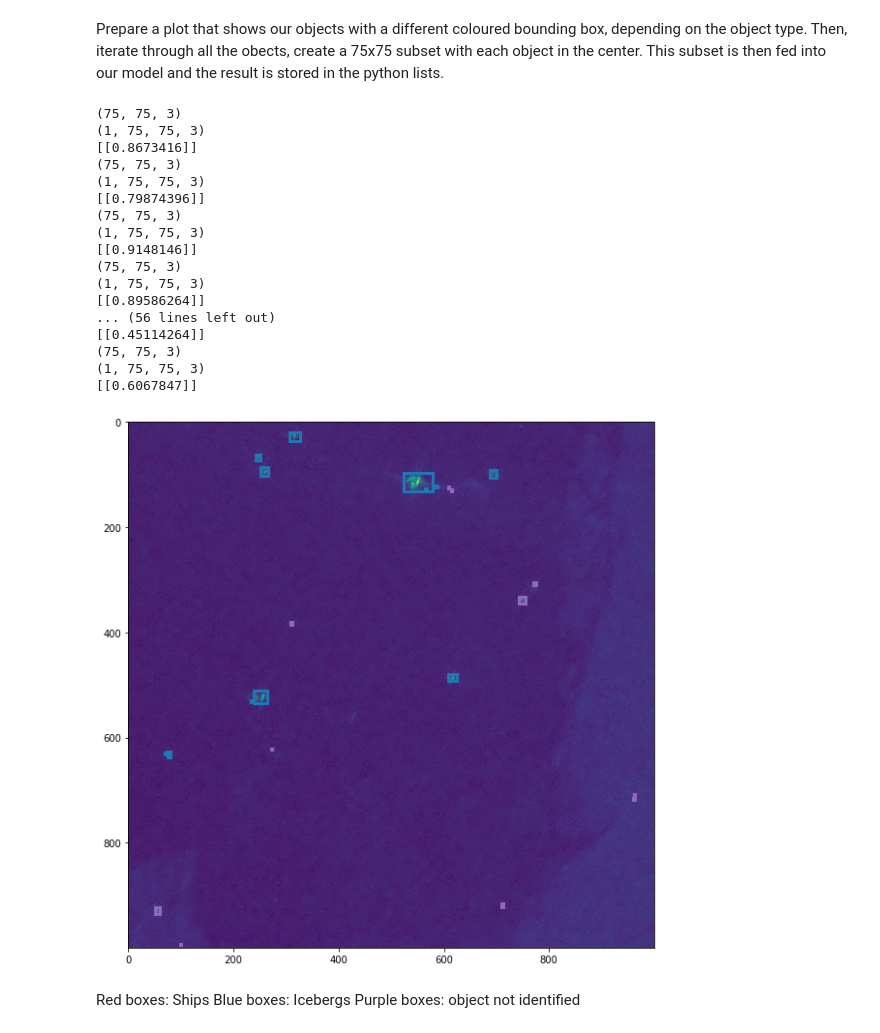
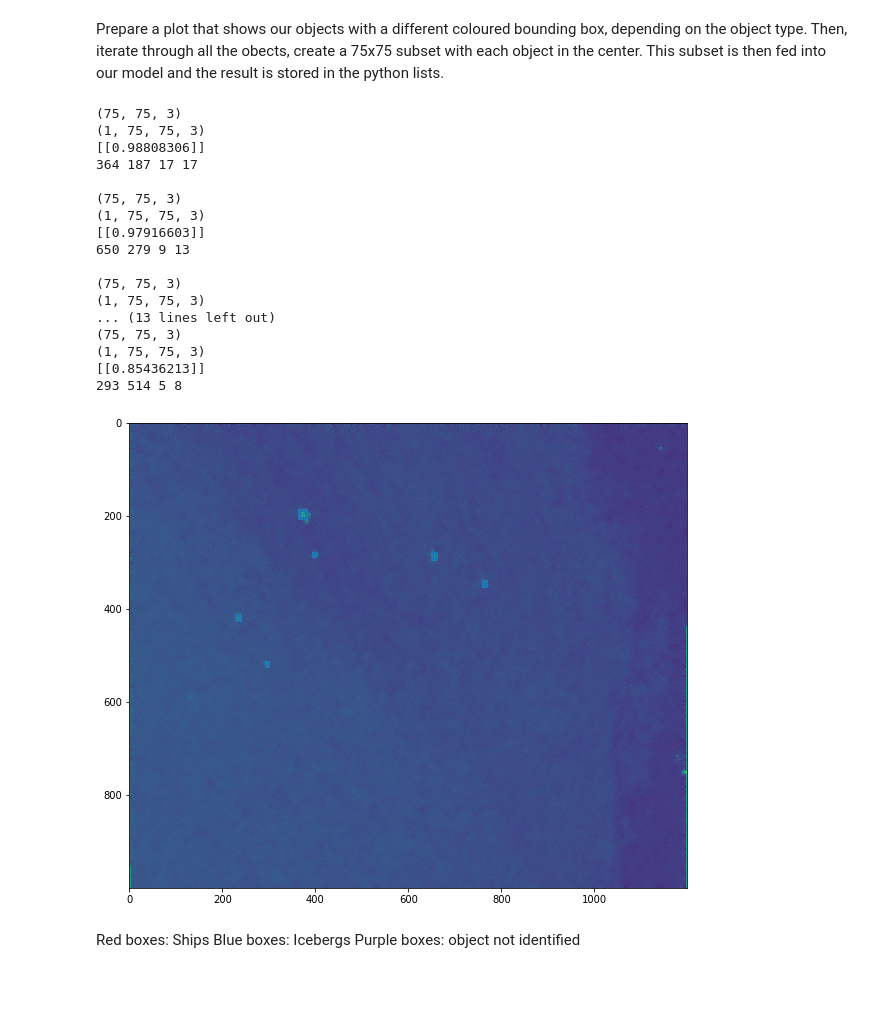
Before and after one commit to eikeschuett/IcebergShipDetection, a Jupyter notebook: Object_Detection.ipynb, the cells around one changed output. Cells and saved outputs as stored; diff of their text form; code cells hidden in the pictures; blank space fills up the shorter version.

```diff
--- a/Object_Detection.ipynb
+++ b/Object_Detection.ipynb
@@ -53,9 +53,9 @@ model = tf.keras.models.load_model('/content/drive/MyDrive/Iceberg_Ship_Classifi
 Create temporary working directory and unzip the satellite data to this directory.
 # %%
 # Path to .zip file in my mounted drive
-path = "/content/drive/MyDrive/Iceberg_Ship_Classification/"
-scene = "S1B_IW_GRDH_1SDH_20200730T100802_20200730T100827_022699_02B151_F93E_cal_ter_db_UTM_ms"
-file = scene + "_output.zip"
+path = "/content/drive/MyDrive/Iceberg_Ship_Classification/Testscenes/"
+file = "S1B_IW_GRDH_1SDH_20200730T100802_20200730T100827_022699_02B151_F93E_output.zip"
+#file = scene + "_output.zip"
 
 # Create temporary working diretory in colab
 wdir = "/content/" + file[:-4]
@@ -120,6 +120,6 @@ plt.show()
 # %% [markdown]
 Some bright objects are in the subset of the scene, most likely icebergs. To extract their position, I will calculate a threshold based on the median and the standard deviation fo the total backscatter. This is super simple but works quite well for this subset. I'm not sure how it will perform in other scenes (different inclination angles, rougher seas etc.), so we may think of something more advanced.
 # %%
-thresh = np.nanmedian(b3) + 4*np.std(b3)
+thresh = np.nanmedian(b3) + 5*np.std(b3)
 print(thresh)
 # %% [output]
@@ -174,4 +175,12 @@ plt.show()
 
 # Get bboxes of each region
 bboxes = [area.bbox for area in measure.regionprops(roi_labeled)]
+
+# Remove all bboxes which are at the border of the image (likely not fully within the image)
+bboxes = [bound for bound in bboxes if bound[0] > 0 and
+            bound[2]<np.shape(b3)[0] and
+            bound[1]>0 and
+            bound[3]<np.shape(b3)[1]]
+
+print("\nNumber of potential objects after removing ones at the edges: " + str(len(bboxes)) + "\n")
 # %% [output]
@@ -223,19 +233,23 @@ for bbox in bboxes:
 
     # If parts of the subset would be out of bounds of original image, place the subplot at the border of the image
     if x1 < 0:
-        x1 = 0
-        x2 = 75
+      continue
+        #x1 = 0
+        #x2 = 75
     if y1 < 0:
-        y1 = 0
-        y2 = 75
+      continue
+        #y1 = 0
+        #y2 = 75
 
     if x2 > np.shape(b3)[0]:
-        x1 = np.shape(b3)[0]-76
-        x2 = np.shape(b3)[0]-1
+      continue
+        #x1 = np.shape(b3)[0]-76
+        #x2 = np.shape(b3)[0]-1
 
     if y2 > np.shape(b3)[1]:
-        y1 = np.shape(b3)[1]-76
-        y2 = np.shape(b3)[1]-1
+      continue
+        #y1 = np.shape(b3)[1]-76
+        #y2 = np.shape(b3)[1]-1
 
 
     sub_hh = hh[x1:x2, y1:y2]
@@ -260,43 +274,45 @@ for bbox in bboxes:
         #ships_geo.append([LatLon_from_XY(product, bbox[0], bbox[1]),
         #                  LatLon_from_XY(product, bbox[2], bbox[3])])
         box = mpatches.Rectangle((ul[0], ul[1]), width, height,
                                  edgecolor='tab:red', linewidth=lw, fill=None)
     elif output > 0.7:
         # Iceberg!
         icebergs.append(bbox)
         #icebergs_geo.append([LatLon_from_XY(product, bbox[0], bbox[1]),
         #                     LatLon_from_XY(product, bbox[2], bbox[3])])
         box = mpatches.Rectangle((ul[0], ul[1]), width, height,
                                  edgecolor='tab:blue', linewidth=lw, fill=None)
     else:
         # Unknown floating object
         ufo.append(bbox)
         #ufo_geo.append([LatLon_from_XY(product, bbox[0], bbox[1]),
         #                LatLon_from_XY(product, bbox[2], bbox[3])])
         box = mpatches.Rectangle((ul[0], ul[1]), width, height,
                                  edgecolor='tab:purple', linewidth=lw, fill=None)
 
     ax.add_patch(box)
+    print(ul[0],ul[1], width, height)
+    print(" ")
 plt.show()
 # %% [output]
 (75, 75, 3)
 (1, 75, 75, 3)
-[[0.8673416]]
+[[0.98808306]]
+364 187 17 17
+
 (75, 75, 3)
 (1, 75, 75, 3)
-[[0.79874396]]
+[[0.97916603]]
+650 279 9 13
+
 (75, 75, 3)
 (1, 75, 75, 3)
-[[0.9148146]]
+... (13 lines left out)
 (75, 75, 3)
 (1, 75, 75, 3)
-[[0.89586264]]
-... (56 lines left out)
-[[0.45114264]]
-(75, 75, 3)
-(1, 75, 75, 3)
-[[0.6067847]]
+[[0.85436213]]
+293 514 5 8
-[figure, old version]
+[figure, new version]
 # %% [markdown]
 Red boxes: Ships
 Blue boxes: Icebergs
```
Also changed, not shown: parts of 7 cells of this notebook.
